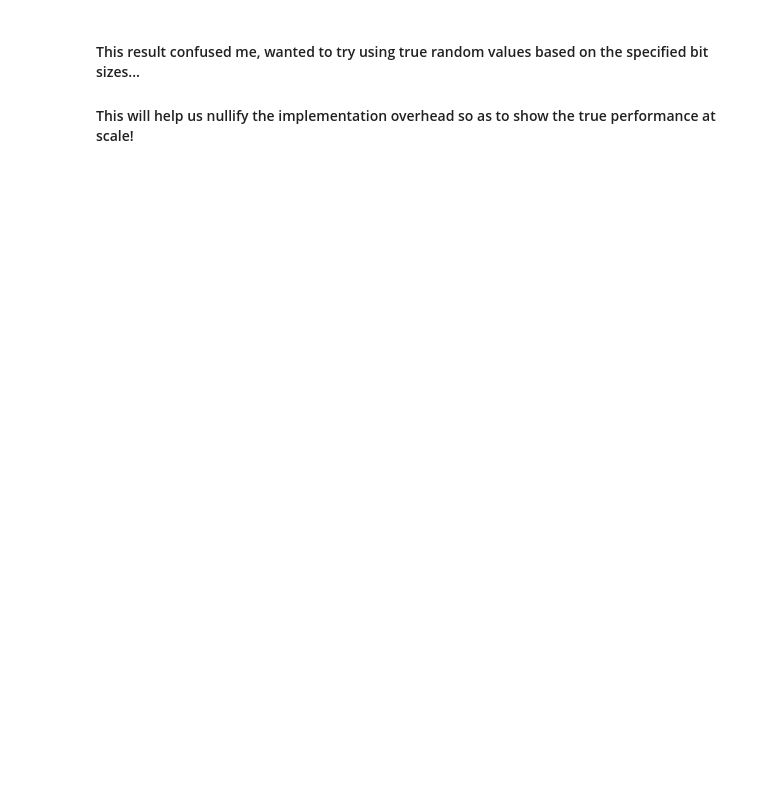
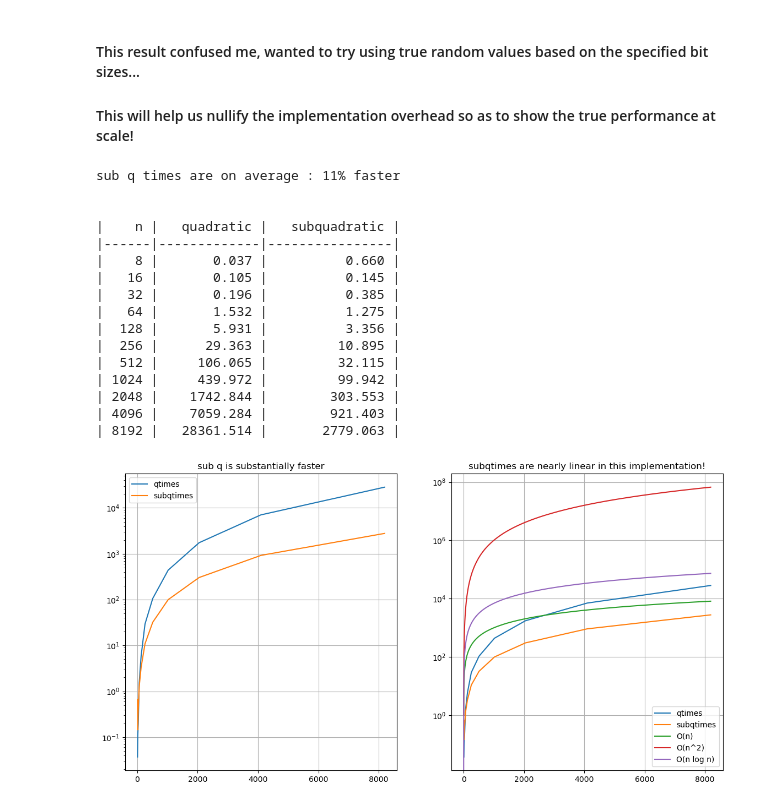
Before and after one commit to tulane-cmps6610-fall-2025/problem-set-02-arturoAltamirano, a Jupyter notebook: testingSolutions.ipynb, the cells around one changed output. Saved outputs shown, nothing was run; the diff lists cells and outputs as text; code cells hidden in the pictures; blank space fills up the shorter version.

```diff
--- a/testingSolutions.ipynb
+++ b/testingSolutions.ipynb
@@ -315,7 +315,7 @@ def compare_multiply():
     #bit_sizes = [8, 16, 32, 64, 128, 256, 512, 1024, 2048, 4096, 8192, 16384, 32768, 65536, 131072]
 
     #quick runtime - 10 complexities
-    bit_sizes = [8, 16, 32, 64, 128, 256, 512, 1024, 2048, 4096, 8192, 16384, 32768, 65536, 131072]
+    bit_sizes = [8, 16, 32, 64, 128, 256, 512, 1024, 2048, 4096, 8192]
 
     #test based on bit length with random numbers
     for bits in bit_sizes:
@@ -348,30 +348,48 @@ def compare_multiply():
     ax1.plot(bit_sizes, subqtimes, label="subqtimes")
 
     ax2.plot(bit_sizes, qtimes, label="qtimes")
     ax2.plot(bit_sizes, subqtimes, label="subqtimes")
 
     #O(n)
     n_values = np.arange(1, int(max(bit_sizes)))
     ax2.plot(n_values, n_values, label="O(n)")
 
     #O(n^2)
     n_values_squared = n_values ** 2
     ax2.plot(n_values, n_values_squared, label="O(n^2)")
 
     #O(n log n)
     Nlog_values = np.log(n_values) * n_values
     ax2.plot(n_values, Nlog_values, label="O(n log n)")
 
     ax1.legend()
     ax2.legend()
 
     ax1.grid(True)
     ax2.grid(True)
 
     ax1.set_yscale("log")
     ax2.set_yscale("log")
 
     ax1.set_title("sub q is substantially faster")
     ax2.set_title("subqtimes are nearly linear in this implementation!")
 
 compare_multiply()
+# %% [output]
+sub q times are on average : 11% faster
+
+
+|    n |   quadratic |   subquadratic |
+|------|-------------|----------------|
+|    8 |       0.037 |          0.660 |
+|   16 |       0.105 |          0.145 |
+|   32 |       0.196 |          0.385 |
+|   64 |       1.532 |          1.275 |
+|  128 |       5.931 |          3.356 |
+|  256 |      29.363 |         10.895 |
+|  512 |     106.065 |         32.115 |
+| 1024 |     439.972 |         99.942 |
+| 2048 |    1742.844 |        303.553 |
+| 4096 |    7059.284 |        921.403 |
+| 8192 |   28361.514 |       2779.063 |
+[figure, added]
```
Also changed, not shown: parts of 2 cells of this notebook, 1 other file.
